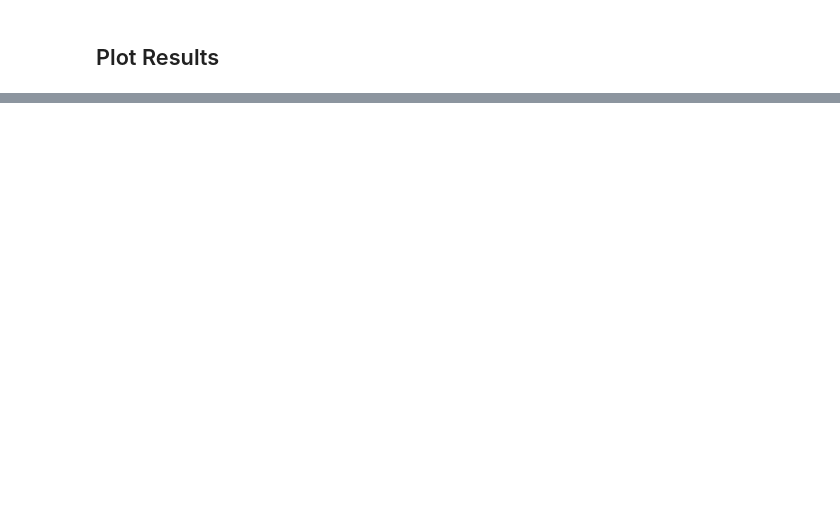
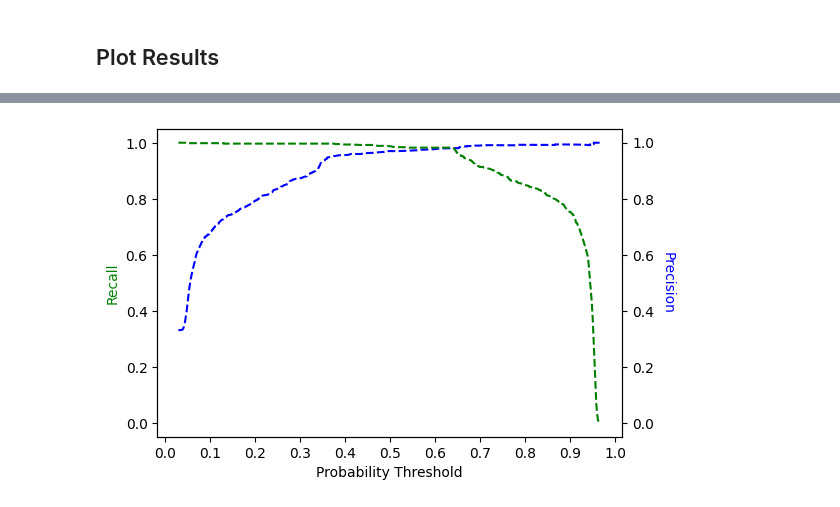
Before and after one commit to unicef/giga-global-school-mapping, a Jupyter notebook: notebooks/05_model_evaluation.ipynb, the cells around one changed output, grey strips where cells are left out. Drawn from its saved outputs; the diff is of its cells as text; code cells hidden in the pictures; blank space fills up the shorter version.

```diff
--- a/notebooks/05_model_evaluation.ipynb
+++ b/notebooks/05_model_evaluation.ipynb
@@ -138,0 +149,22 @@ ax.plot(test_results['thresholds_'], test_results['recall_scores_'][:-1], "g--")
+# %%
+fig, ax = plt.subplots(figsize=(6, 4))
+ax.plot(test_results['pr_thresholds'], test_results['precision_scores_'][:-1], "b--")
+ax.plot(test_results['pr_thresholds'], test_results['recall_scores_'][:-1], "g--");
+ax.set_ylabel("Recall")
+ax.yaxis.label.set_color('green')
+ax2 = ax.twinx()
+l = ax.get_ylim()
+l2 = ax2.get_ylim()
+f = lambda x : l2[0]+(x-l[0])/(l[1]-l[0])*(l2[1]-l2[0])
+ticks = f(ax.get_yticks())
+ax2.yaxis.set_major_locator(matplotlib.ticker.FixedLocator(ticks))
+ax2.set_yticklabels(ax.get_yticklabels())
+ax2.set_ylabel("Precision", rotation=270, labelpad=15)
+ax2.yaxis.label.set_color('blue')
+ax2.yaxis.set_label_position("right")
+ax2.yaxis.tick_right()
+ax.set_xlabel("Probability Threshold")
+loc = plticker.MultipleLocator(base=0.1) # this locator puts ticks at regular intervals
+ax.xaxis.set_major_locator(loc)
+# %% [output]
+[figure, added]
```
Also changed, not shown: parts of 17 cells of this notebook, 6 other files.
